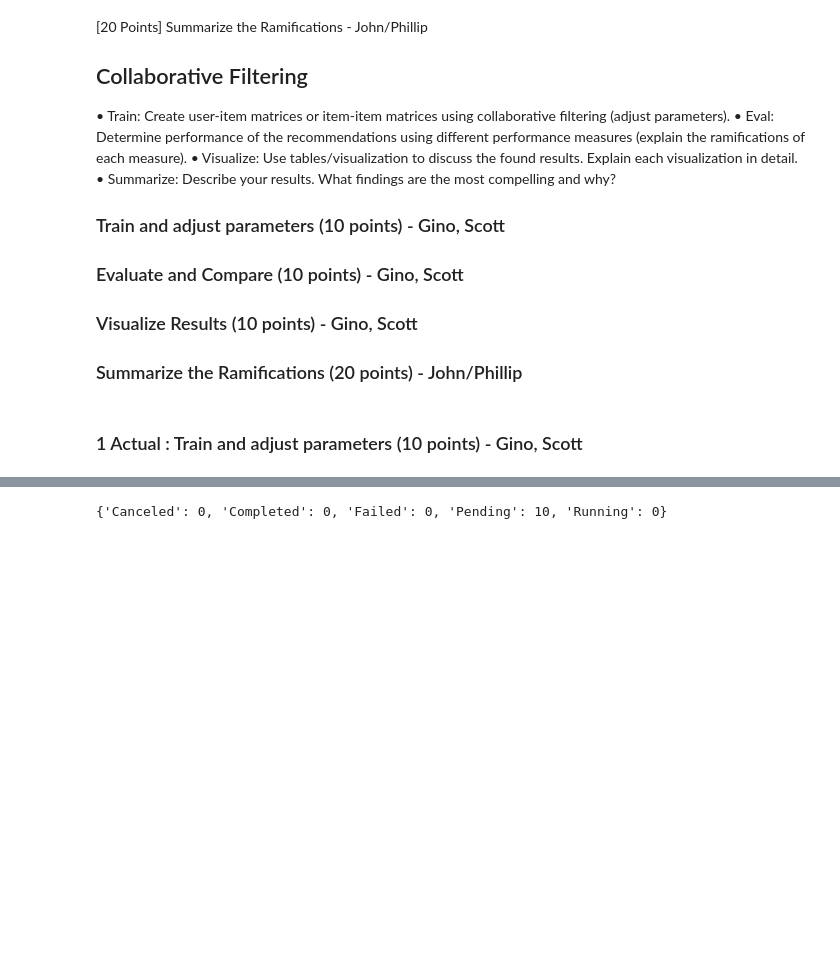
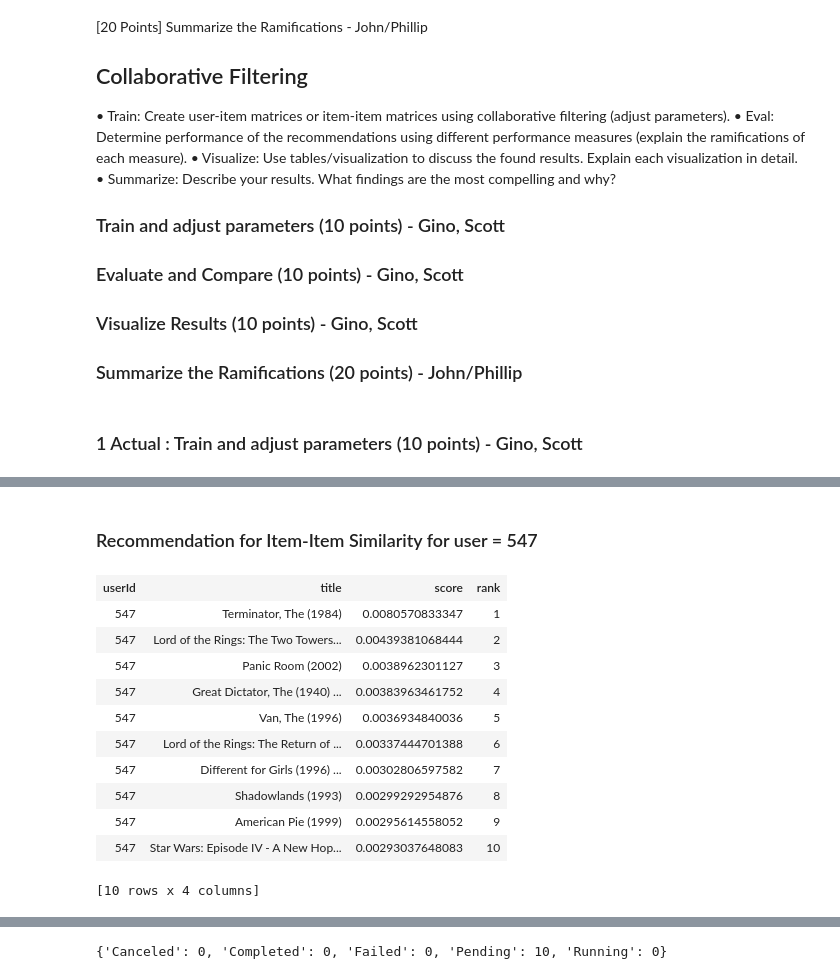
Before and after one commit to prolix-prose/MSDS7331-GroupProject, a Jupyter notebook: Lab 3-Copy1.ipynb, the cells around one changed output, grey strips where cells are left out. Cells and saved outputs as stored; diff of their text form; code cells hidden in the pictures; blank space fills up the shorter version.

```diff
--- a/Lab 3-Copy1.ipynb
+++ b/Lab 3-Copy1.ipynb
@@ -215,0 +142,32 @@ Setting up lookup tables.
+# %%
+gl.canvas.set_target('ipynb')
+
+# Create a recommender that uses item-item similarities based on users in common.
+m1 = gl.recommender.item_similarity_recommender.create(train,
+                                  user_id="userId",
+                                  item_id="title",
+                                  target="rating",
+                                  #item_data=
+                                  #only_top_k=5,
+                                  only_top_k=3,
+                                  #similarity_type="sine")
+                                  similarity_type="cosine")
+
+#nearest_items = m1.get_similar_items()
+
+#m1_nearest_items = gl.item_similarity_recommender.create(train,
+#                                  user_id="userId",
+#                                  item_id="movieId",
+#                                  target="rating",
+#                                  #only_top_k=5,
+#                                  only_top_k=3,
+#                                  #similarity_type="sine")
+#                                  similarity_type="cosine",
+#                                  nearest_items= nearest_items)
+
+rmse_results = m1.evaluate(test)
+
+
+
+# Interactively evaluate and explore recommendations
+#training_data, validation_data = gl.recommender.util.random_split_by_user(actions, 'userId', 'movieId')
@@ -215,0 +188,19 @@ Setting up lookup tables.
+# %% [markdown]
+### Recommendation for Item-Item Similarity for user = 547
+# %%
+#User who watched the most movies in the data set
+m1.recommend(users=["547"])
+#recommender.factorization_recommender.FactorizationRecommender.recommend(users='547')
+# %% [output]
+| userId | title | score | rank |
+| 547 | Terminator, The (1984) | 0.0080570833347 | 1 |
+| 547 | Lord of the Rings: The Two Towers... | 0.00439381068444 | 2 |
+| 547 | Panic Room (2002) | 0.0038962301127 | 3 |
+| 547 | Great Dictator, The (1940) ... | 0.00383963461752 | 4 |
+| 547 | Van, The (1996) | 0.0036934840036 | 5 |
+| 547 | Lord of the Rings: The Return of ... | 0.00337444701388 | 6 |
+| 547 | Different for Girls (1996) ... | 0.00302806597582 | 7 |
+| 547 | Shadowlands (1993) | 0.00299292954876 | 8 |
+| 547 | American Pie (1999) | 0.00295614558052 | 9 |
+| 547 | Star Wars: Episode IV - A New Hop... | 0.00293037648083 | 10 |
+[10 rows x 4 columns]
```
Also changed, not shown: parts of 40 cells of this notebook.
